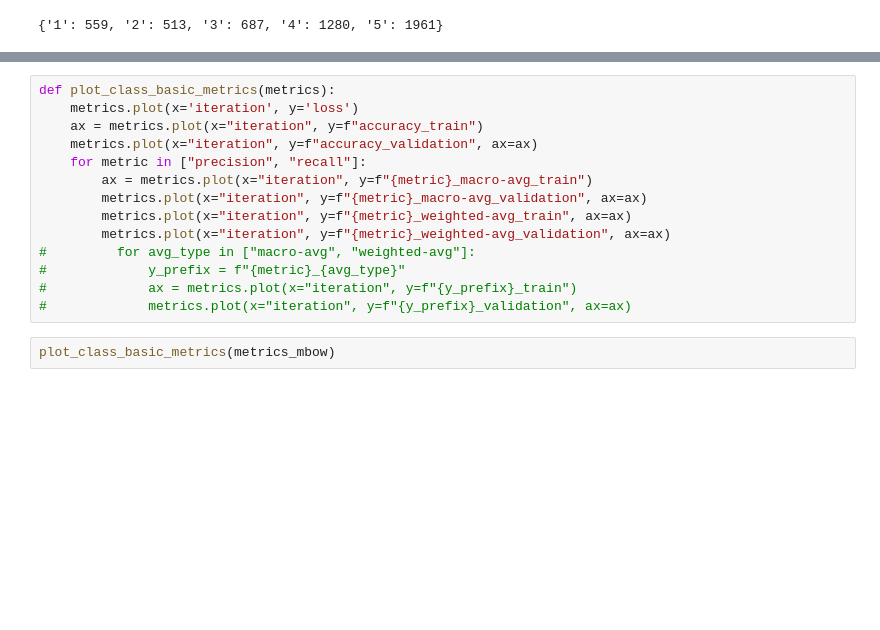
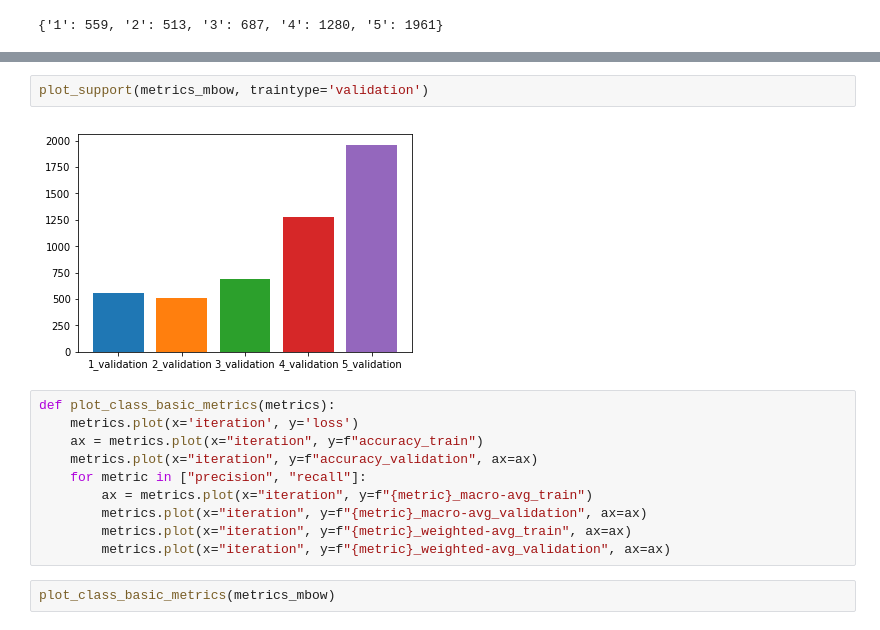
Before and after one commit to cmd16/cs344-artificial-intelligence, a Jupyter notebook: final_project/yelp_reviews.ipynb, the cells around one changed output, grey strips where cells are left out. Cells and saved outputs as stored; diff of their text form; blank space fills up the shorter version.

```diff
--- a/final_project/yelp_reviews.ipynb
+++ b/final_project/yelp_reviews.ipynb
@@ -557,3 +550,7 @@ True
+# %%
+plot_support(metrics_mbow, traintype='validation')
+# %% [output]
+[figure, added]
 # %%
 def plot_class_basic_metrics(metrics):
     metrics.plot(x='iteration', y='loss')
@@ -564,10 +561,6 @@ def plot_class_basic_metrics(metrics):
         metrics.plot(x="iteration", y=f"{metric}_macro-avg_validation", ax=ax)
         metrics.plot(x="iteration", y=f"{metric}_weighted-avg_train", ax=ax)
         metrics.plot(x="iteration", y=f"{metric}_weighted-avg_validation", ax=ax)
-#         for avg_type in ["macro-avg", "weighted-avg"]:
-#             y_prefix = f"{metric}_{avg_type}"
-#             ax = metrics.plot(x="iteration", y=f"{y_prefix}_train")
-#             metrics.plot(x="iteration", y=f"{y_prefix}_validation", ax=ax)
 # %%
 plot_class_basic_metrics(metrics_mbow)
 # %% [output]
```
Also changed, not shown: parts of 28 cells of this notebook, 1 other file.
